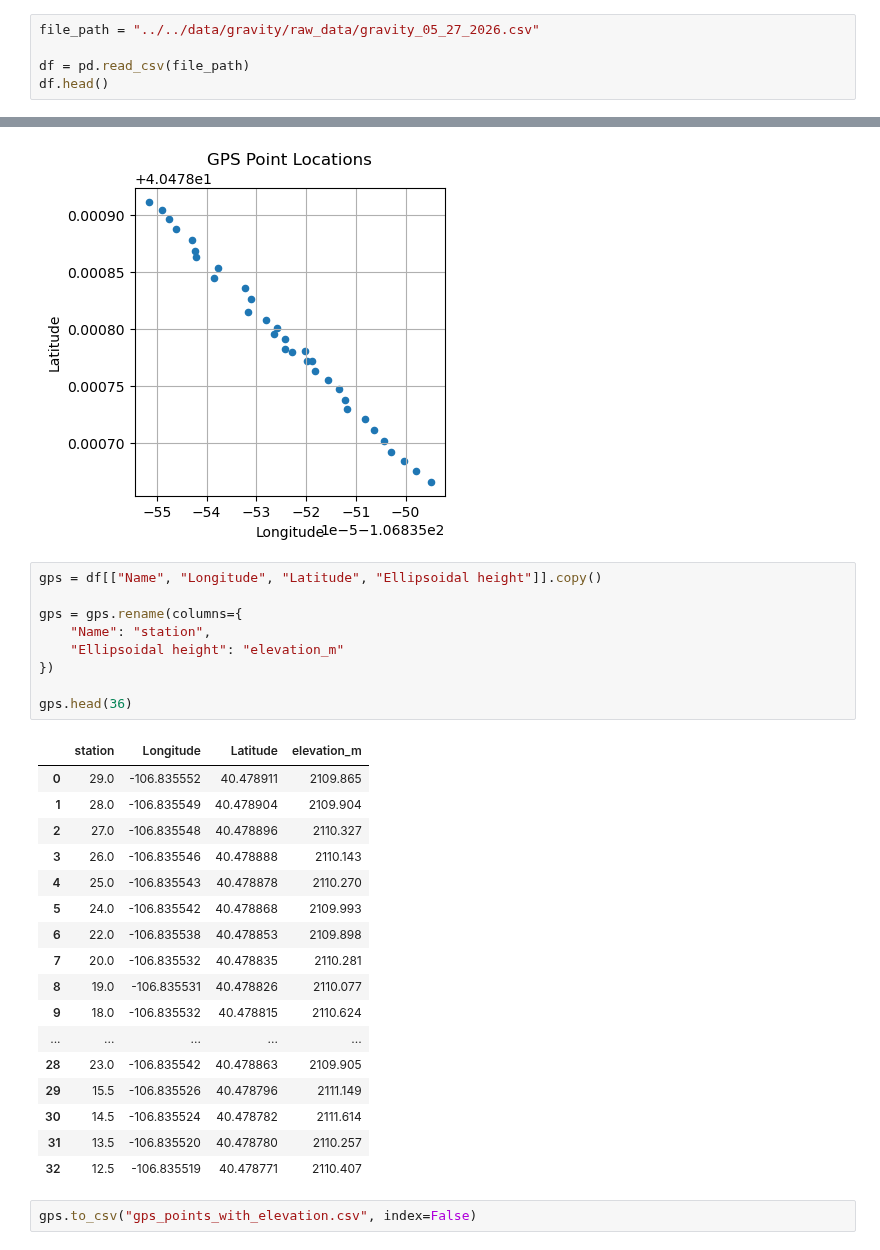
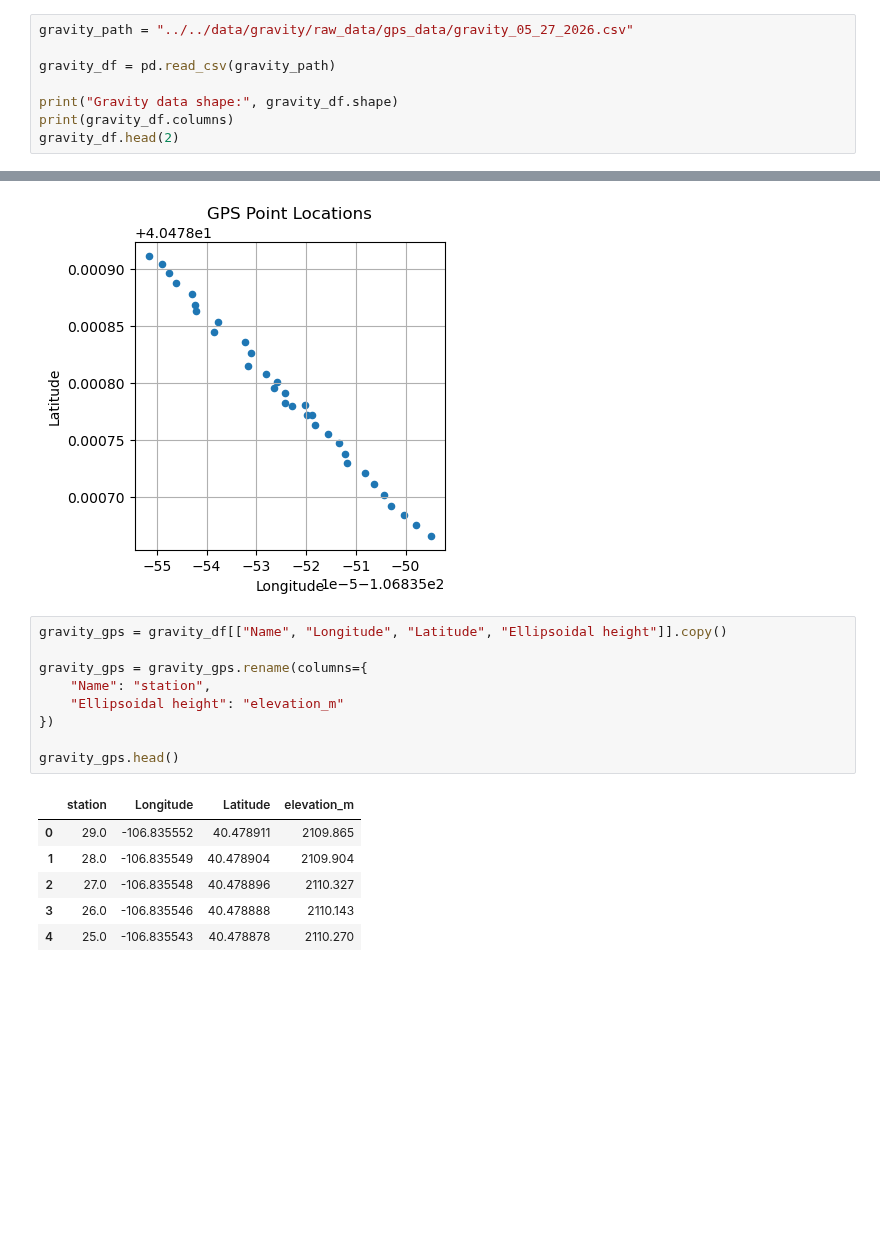
Before and after one commit to tessamurphy16/Geophysical-Characterization-of-the-Historic-Onyx-Mine-in-Steamboat-Springs-CO.-, a Jupyter notebook: notebooks/WORKING ipynb files/gravity_gps.ipynb, the cells around one changed output, grey strips where cells are left out. Cells and saved outputs as stored; diff of their text form; blank space fills up the shorter version.

```diff
--- a/notebooks/WORKING ipynb files/gravity_gps.ipynb
+++ b/notebooks/WORKING ipynb files/gravity_gps.ipynb
@@ -6,6 +13,9 @@ from pyproj import Transformer
 # %%
-file_path = "../../data/gravity/raw_data/gravity_05_27_2026.csv"
+gravity_path = "../../data/gravity/raw_data/gps_data/gravity_05_27_2026.csv"
 
-df = pd.read_csv(file_path)
-df.head()
+gravity_df = pd.read_csv(gravity_path)
+
+print("Gravity data shape:", gravity_df.shape)
+print(gravity_df.columns)
+gravity_df.head(2)
 # %% [output]
@@ -34,31 +53,18 @@ plt.show()
 # %% [output]
 [figure]
 # %%
-gps = df[["Name", "Longitude", "Latitude", "Ellipsoidal height"]].copy()
+gravity_gps = gravity_df[["Name", "Longitude", "Latitude", "Ellipsoidal height"]].copy()
 
-gps = gps.rename(columns={
+gravity_gps = gravity_gps.rename(columns={
     "Name": "station",
     "Ellipsoidal height": "elevation_m"
 })
 
-gps.head(36)
+gravity_gps.head()
 # %% [output]
 |  | station | Longitude | Latitude | elevation_m |
 | 0 | 29.0 | -106.835552 | 40.478911 | 2109.865 |
 | 1 | 28.0 | -106.835549 | 40.478904 | 2109.904 |
 | 2 | 27.0 | -106.835548 | 40.478896 | 2110.327 |
 | 3 | 26.0 | -106.835546 | 40.478888 | 2110.143 |
 | 4 | 25.0 | -106.835543 | 40.478878 | 2110.270 |
-| 5 | 24.0 | -106.835542 | 40.478868 | 2109.993 |
-| 6 | 22.0 | -106.835538 | 40.478853 | 2109.898 |
-| 7 | 20.0 | -106.835532 | 40.478835 | 2110.281 |
-| 8 | 19.0 | -106.835531 | 40.478826 | 2110.077 |
-| 9 | 18.0 | -106.835532 | 40.478815 | 2110.624 |
-| ... | ... | ... | ... | ... |
-| 28 | 23.0 | -106.835542 | 40.478863 | 2109.905 |
-| 29 | 15.5 | -106.835526 | 40.478796 | 2111.149 |
-| 30 | 14.5 | -106.835524 | 40.478782 | 2111.614 |
-| 31 | 13.5 | -106.835520 | 40.478780 | 2110.257 |
-| 32 | 12.5 | -106.835519 | 40.478771 | 2110.407 |
-# %%
-gps.to_csv("gps_points_with_elevation.csv", index=False)
```
Also changed, not shown: parts of 26 cells of this notebook.
